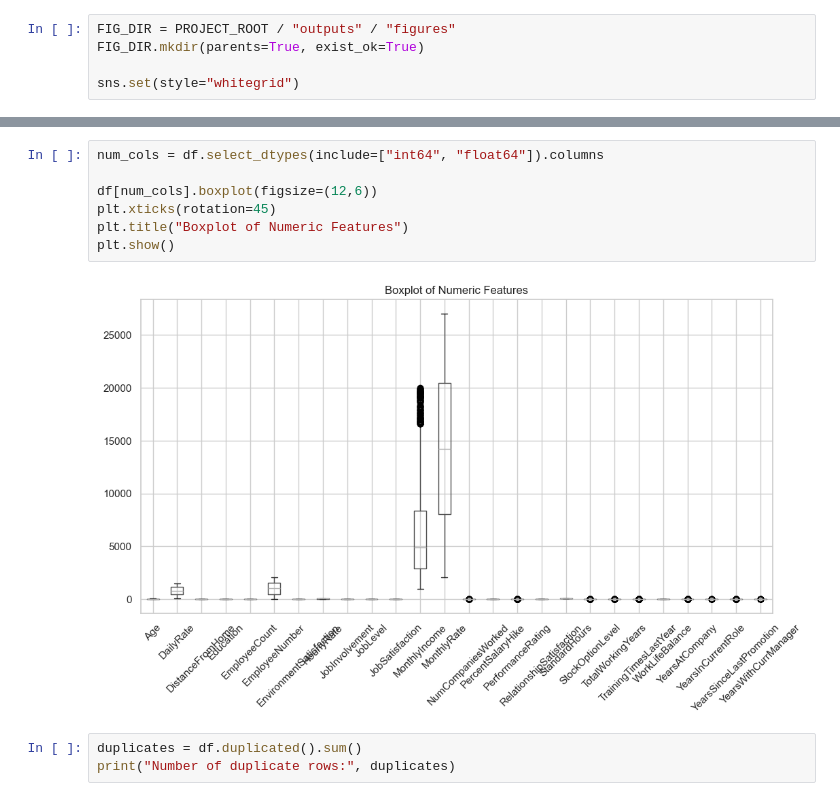
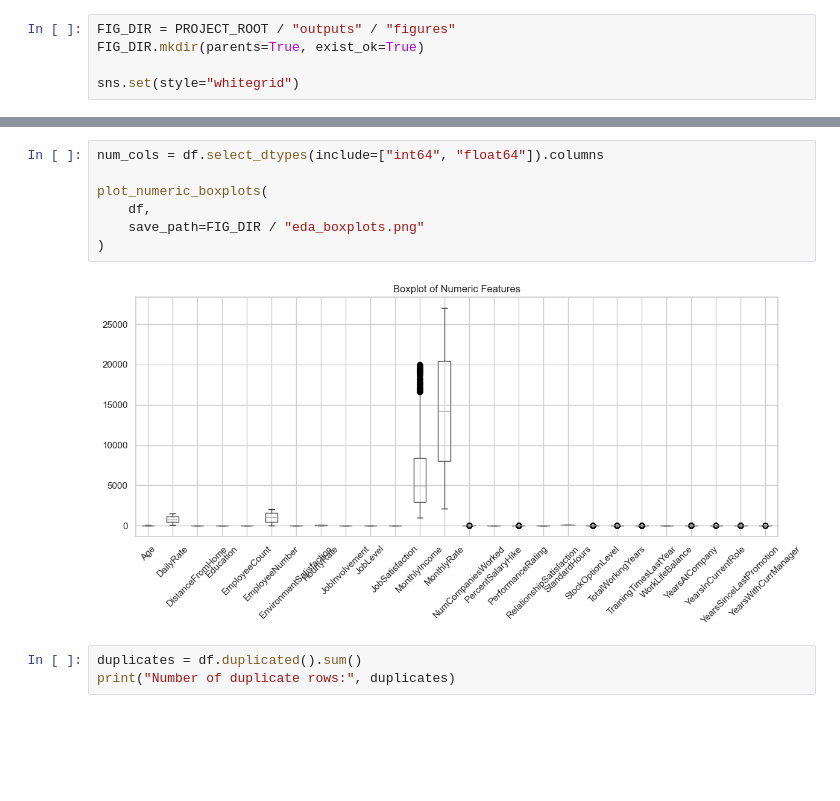
Before and after one commit to QuangTungMasterD/btl-big-data, a Jupyter notebook: notebooks/01_eda.ipynb, the cells around one changed output, grey strips where cells are left out. Saved outputs shown, nothing was run; the diff lists cells and outputs as text; blank space fills up the shorter version.

```diff
--- a/notebooks/01_eda.ipynb
+++ b/notebooks/01_eda.ipynb
@@ -101,12 +89,12 @@ plt.show()
 # %%
 num_cols = df.select_dtypes(include=["int64", "float64"]).columns
 
-df[num_cols].boxplot(figsize=(12,6))
-plt.xticks(rotation=45)
-plt.title("Boxplot of Numeric Features")
-plt.show()
+plot_numeric_boxplots(
+    df,
+    save_path=FIG_DIR / "eda_boxplots.png"
+)
 # %% [output]
-[figure, old version]
+[figure, new version]
 # %%
 duplicates = df.duplicated().sum()
 print("Number of duplicate rows:", duplicates)
```
Also changed, not shown: parts of 4 cells of this notebook, 7 other files.
